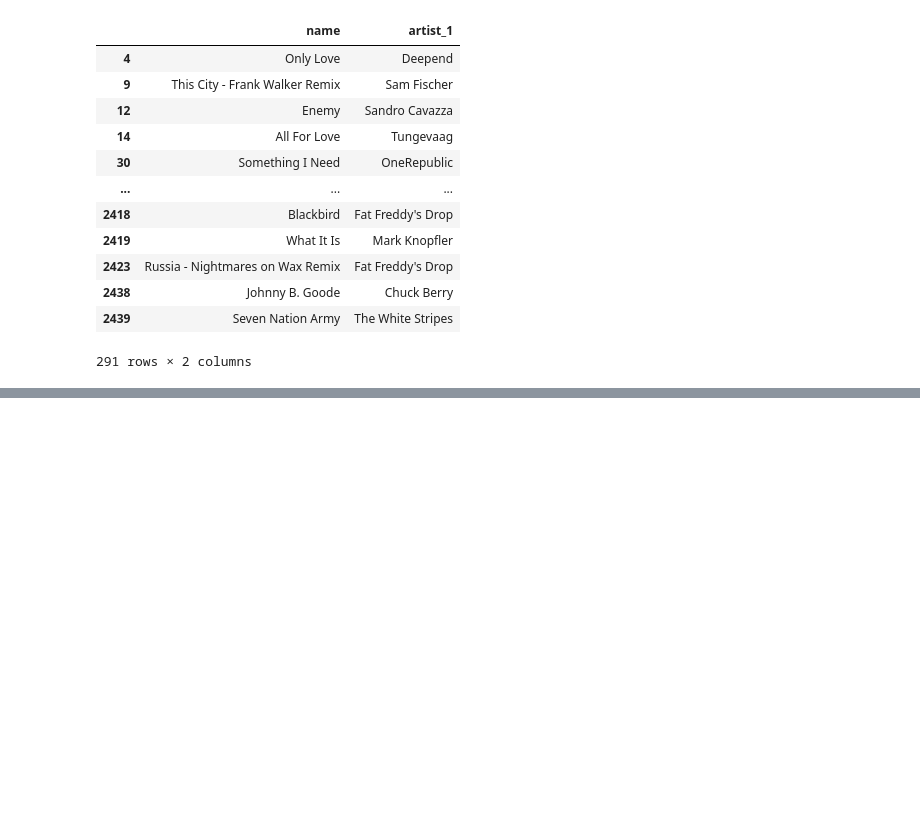
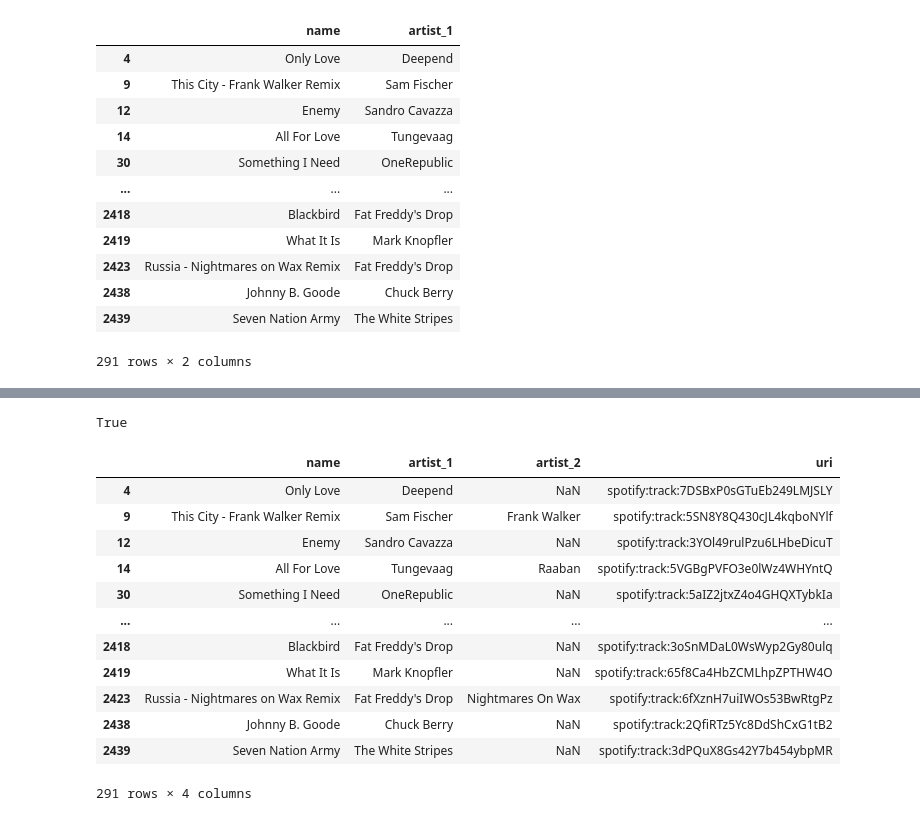
Before and after one commit to p93serra/project3_song_recommender, a Jupyter notebook: notebooks/test.ipynb, the cells around one changed output, grey strips where cells are left out. Saved outputs shown, nothing was run; the diff lists cells and outputs as text; code cells hidden in the pictures; blank space fills up the shorter version.

```diff
--- a/notebooks/test.ipynb
+++ b/notebooks/test.ipynb
@@ -337,0 +353,6 @@ songs_all.loc[songs_all["cluster"] == 1, ["name", "artist_1"]]
+# %%
+"hot_top100_2021-01-26.csv" in onlyfiles
+# %% [output]
+True
+# %%
+song_matches = songs_all.loc[songs_all["cluster"] == int(cluster), ["name","artist_1","artist_2","uri"]]
@@ -337,0 +363,16 @@ songs_all.loc[songs_all["cluster"] == 1, ["name", "artist_1"]]
+# %%
+song_matches
+# %% [output]
+|  | name | artist_1 | artist_2 | uri |
+| 4 | Only Love | Deepend | NaN | spotify:track:7DSBxP0sGTuEb249LMJSLY |
+| 9 | This City - Frank Walker Remix | Sam Fischer | Frank Walker | spotify:track:5SN8Y8Q430cJL4kqboNYlf |
+| 12 | Enemy | Sandro Cavazza | NaN | spotify:track:3YOl49rulPzu6LHbeDicuT |
+| 14 | All For Love | Tungevaag | Raaban | spotify:track:5VGBgPVFO3e0lWz4WHYntQ |
+| 30 | Something I Need | OneRepublic | NaN | spotify:track:5aIZ2jtxZ4o4GHQXTybkIa |
+| ... | ... | ... | ... | ... |
+| 2418 | Blackbird | Fat Freddy's Drop | NaN | spotify:track:3oSnMDaL0WsWyp2Gy80ulq |
+| 2419 | What It Is | Mark Knopfler | NaN | spotify:track:65f8Ca4HbZCMLhpZPTHW4O |
+| 2423 | Russia - Nightmares on Wax Remix | Fat Freddy's Drop | Nightmares On Wax | spotify:track:6fXznH7uiIWOs53BwRtgPz |
+| 2438 | Johnny B. Goode | Chuck Berry | NaN | spotify:track:2QfiRTz5Yc8DdShCxG1tB2 |
+| 2439 | Seven Nation Army | The White Stripes | NaN | spotify:track:3dPQuX8Gs42Y7b454ybpMR |
+291 rows × 4 columns
```
Also changed, not shown: parts of 12 cells of this notebook, 6 other files.
